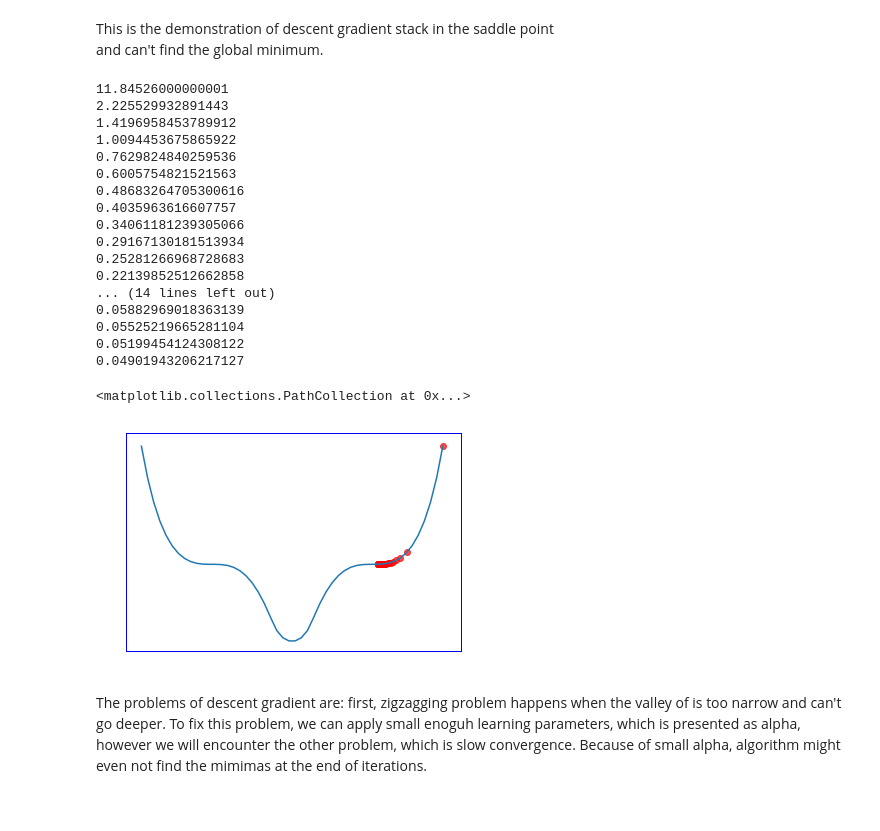
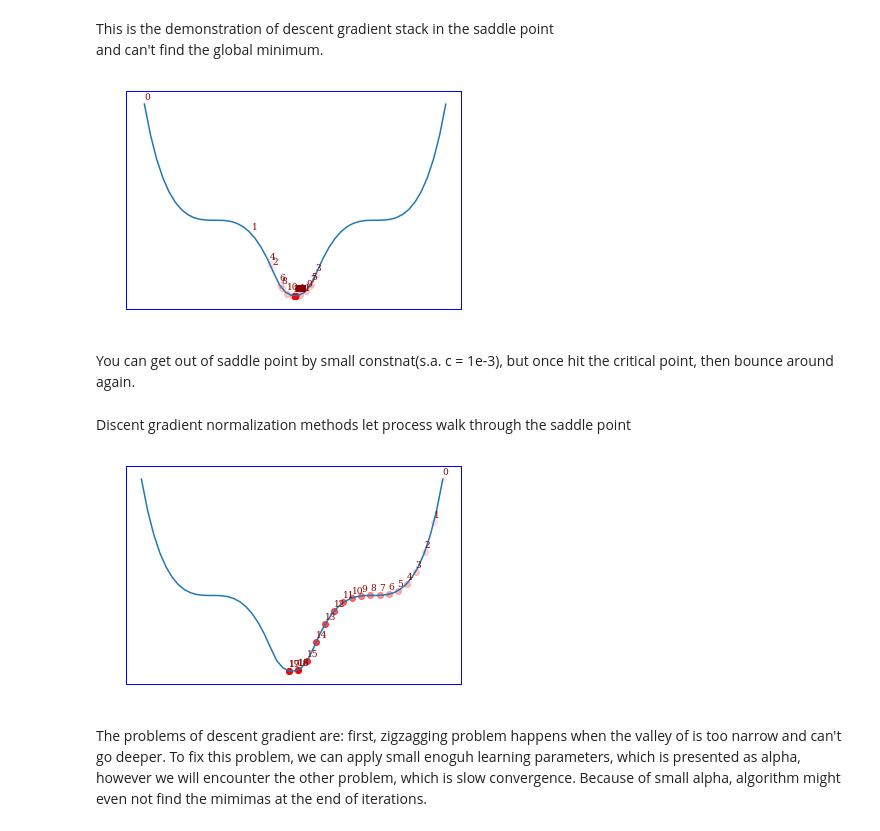
Before and after one commit to RyotaBannai/Data_Science, a Jupyter notebook: Coordinate search descent.ipynb, the cells around one changed output. Saved outputs shown, nothing was run; the diff lists cells and outputs as text; code cells hidden in the pictures.

```diff
--- a/Coordinate search descent.ipynb
+++ b/Coordinate search descent.ipynb
@@ -202,5 +219,6 @@ set_3dplt(ax_, plt)
 # %%
-def gradient_descent(g,alpha,max_its,w):
+#for 1 input
+def gradient_descent(g, alpha, max_its, w, normalization=False):
     # compute gradient module using autograd
     gradient = grad(g)
 
@@ -213,8 +231,14 @@ def gradient_descent(g,alpha,max_its,w):
         grad_eval = gradient(*w)
 
         # take gradient descent step
-        print(grad_eval)
-        w = w - alpha*grad_eval
+
+        #this is not the way to implement magnitude of gradient
+        if normalization is True:
+            c = 1e-7 # avoid devision by zero
+            grad_eval = gradient(*w)
+            w = w - (alpha/(np.sqrt(grad_eval**2) + c)) * (grad_eval)
+        else :
+            w = w - alpha*grad_eval
 
         # record weight and cost
         weight_history.append(w)
@@ -223,32 +247,44 @@ def gradient_descent(g,alpha,max_its,w):
 # %% [markdown]
 This is the demonstration of descent gradient stack in the saddle point <br>
 and can't find the global minimum.
+# %%
+gg = lambda w: (np.maximum(0,(3*w - 2.3)**3 + 1))**2 + (np.maximum(0,(-3*w + .7)**3 + 1))**2
+Nit = 50
+x_hist, cost_hist = gradient_descent(gg, .03, Nit, [0.], normalization=False)
+#
+plt.plot(*plot_friendly(np.array(data_f([gg], [[]], -0.,1.,50))))
+alpha = (np.arange(1, Nit+1)/Nit).tolist()
+yy=gg(np.array(x_hist))
+font = {'family': 'serif',
+        'color':  'darkred',
+        'weight': 'normal',
+        'size': 9}
+for x, y, a, i in zip(x_hist, yy, alpha, np.arange(Nit).tolist()):
+    plt.scatter(x, y, color='r', alpha=a)
+    plt.text(x[0],y[0]+.03, i, fontdict=font)
+# %% [output]
+[figure, added]
+# %% [markdown]
+You can get out of saddle point by small constnat(s.a. c = 1e-3), but once hit the critical point, then bounce around again.
+# %% [markdown]
+Discent gradient normalization methods let process walk through the saddle point
 # %%
 gg = lambda w: (np.maximum(0,(3*w - 2.3)**3 + 1))**2 + (np.maximum(0,(-3*w + .7)**3 + 1))**2
-Nit=30
-w_hist, cost_hist = gradient_descent(gg, .01, Nit, [1.])
+Nit = 20
+x_hist, cost_hist = gradient_descent(gg, .03, Nit, [1.], normalization=True)
+#
 plt.plot(*plot_friendly(np.array(data_f([gg], [[]], -0.,1.,50))))
-plt.scatter(w_hist, gg(np.array(w_hist)), color='r', alpha=.7)
+alpha = (np.arange(1, Nit+1)/Nit).tolist()
+yy=gg(np.array(x_hist))
+font = {'family': 'serif',
+        'color':  'darkred',
+        'weight': 'normal',
+        'size': 9}
+for x, y, a, i in zip(x_hist, yy, alpha, np.arange(Nit).tolist()):
+    plt.scatter(x, y, color='r', alpha=a)
+    plt.text(x[0],y[0]+.03, i, fontdict=font)
 # %% [output]
-11.84526000000001
-2.225529932891443
-1.4196958453789912
-1.0094453675865922
-0.7629824840259536
-0.6005754821521563
-0.48683264705300616
-0.4035963616607757
-0.34061181239305066
-0.29167130181513934
-0.25281266968728683
-0.22139852512662858
-... (14 lines left out)
-0.05882969018363139
-0.05525219665281104
-0.05199454124308122
-0.04901943206217127
-<matplotlib.collections.PathCollection at 0x...>
-[figure, old version]
+[figure, new version]
 # %% [markdown]
 The problems of descent gradient are: first, zigzagging problem happens when the valley of is too narrow and can't go deeper. To fix this problem, we can apply small enoguh learning parameters, which is presented as alpha, however we will encounter the other problem, which is slow convergence. Because of small alpha, algorithm might even not find the mimimas at the end of iterations.
 # %% [markdown]
```
Also changed, not shown: parts of 9 cells of this notebook, 1 other file.
